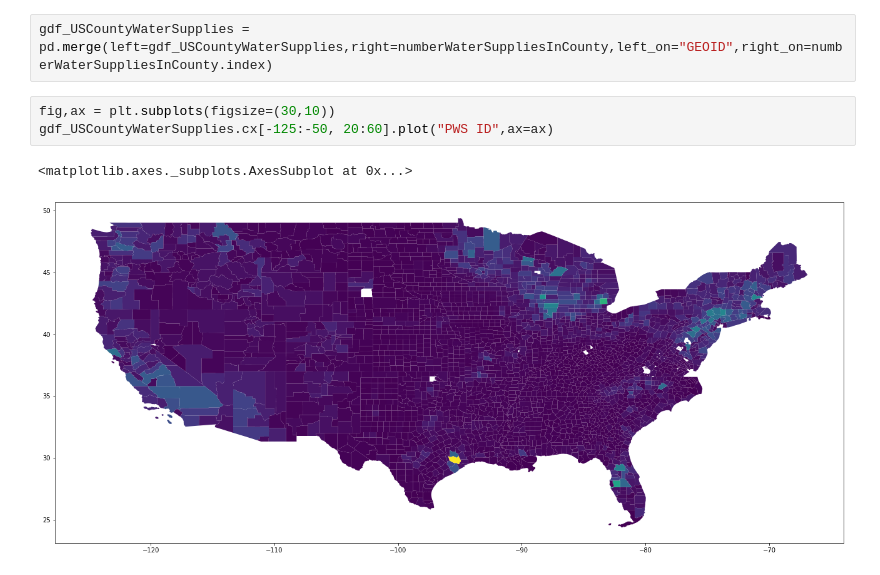
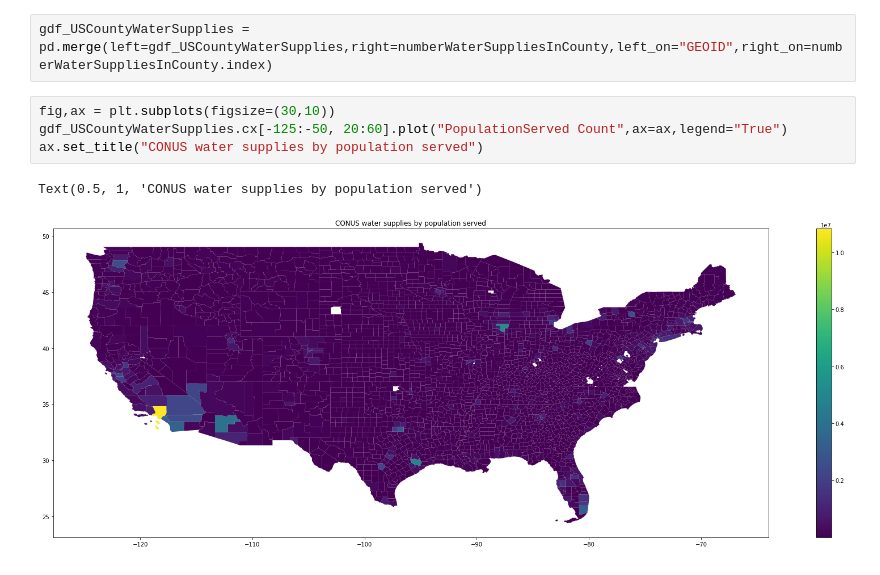
Before and after one commit to noahgarfinkle/otaku, a Jupyter notebook: Water Systems.ipynb, the cells around one changed output. Cells and saved outputs as stored; diff of their text form.

Commit message:
estimating counties

```diff
--- a/Water Systems.ipynb
+++ b/Water Systems.ipynb
@@ -259,7 +259,8 @@ gdf_USCountyWaterSupplies = pd.merge(left=gdf_USCounties,right=populationServedB
 gdf_USCountyWaterSupplies = pd.merge(left=gdf_USCountyWaterSupplies,right=numberWaterSuppliesInCounty,left_on="GEOID",right_on=numberWaterSuppliesInCounty.index)
 # %%
 fig,ax = plt.subplots(figsize=(30,10))
-gdf_USCountyWaterSupplies.cx[-125:-50, 20:60].plot("PWS ID",ax=ax)
+gdf_USCountyWaterSupplies.cx[-125:-50, 20:60].plot("PopulationServed Count",ax=ax,legend="True")
+ax.set_title("CONUS water supplies by population served")
 # %% [output]
-<matplotlib.axes._subplots.AxesSubplot at 0x...>
+Text(0.5, 1, 'CONUS water supplies by population served')
-[figure, old version]
+[figure, new version]
```
